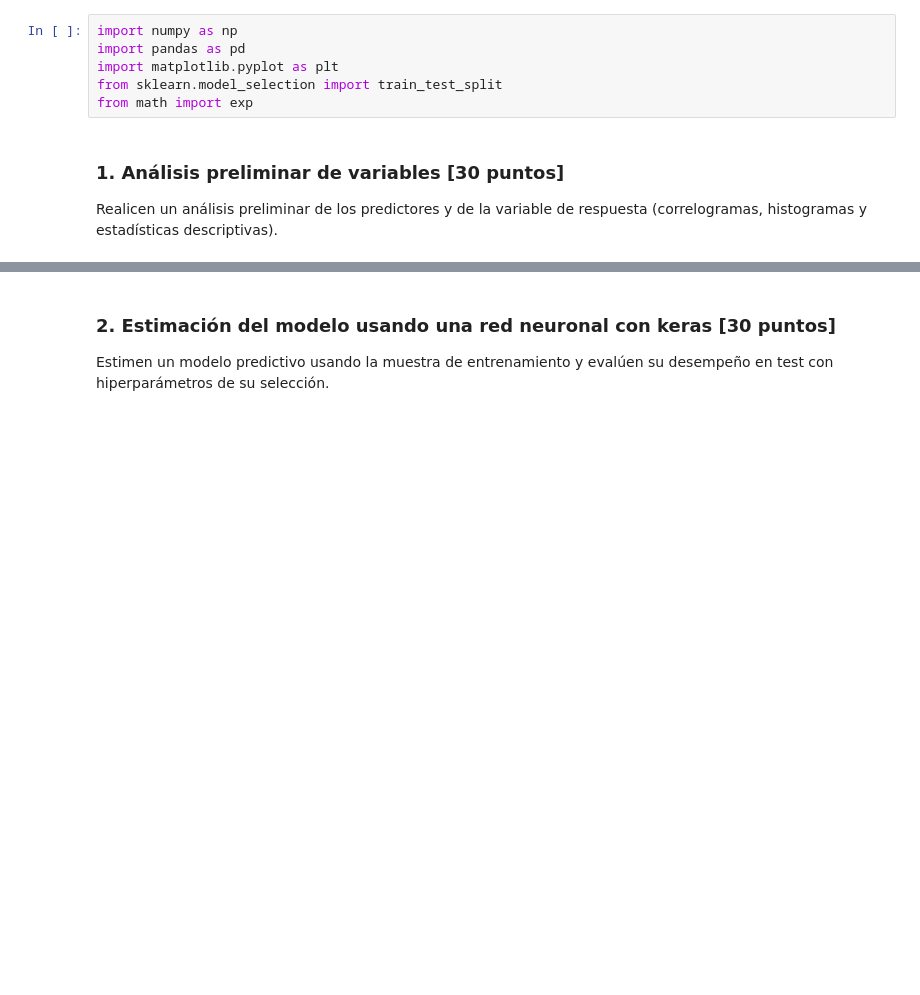
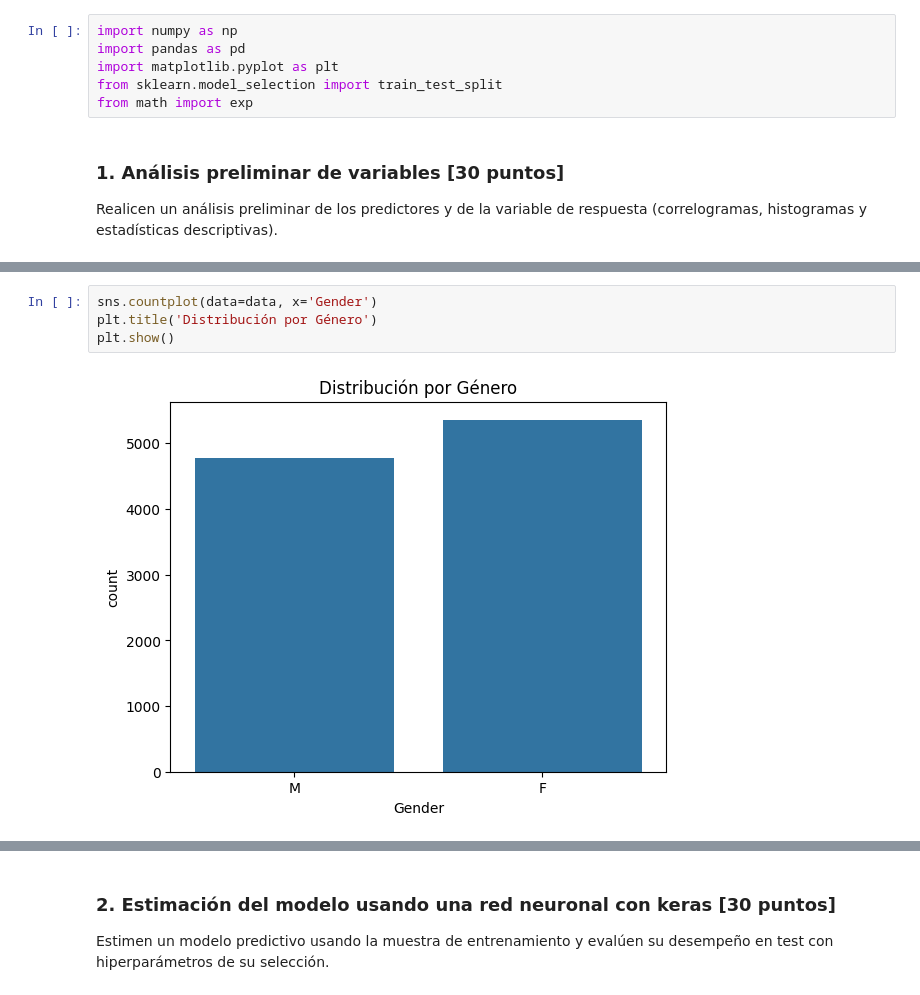
Before and after one commit to juankquintana/deep_learning, a Jupyter notebook: Semana 3/Caso/S2TCPEP2.ipynb, the cells around one changed output, grey strips where cells are left out. Drawn from its saved outputs; the diff is of its cells as text; blank space fills up the shorter version.

```diff
--- a/Semana 3/Caso/S2TCPEP2.ipynb
+++ b/Semana 3/Caso/S2TCPEP2.ipynb
@@ -94,0 +150,6 @@ data.head()
+# %%
+sns.countplot(data=data, x='Gender')
+plt.title('Distribución por Género')
+plt.show()
+# %% [output]
+[figure, added]
```
Also changed, not shown: parts of 27 cells of this notebook.
